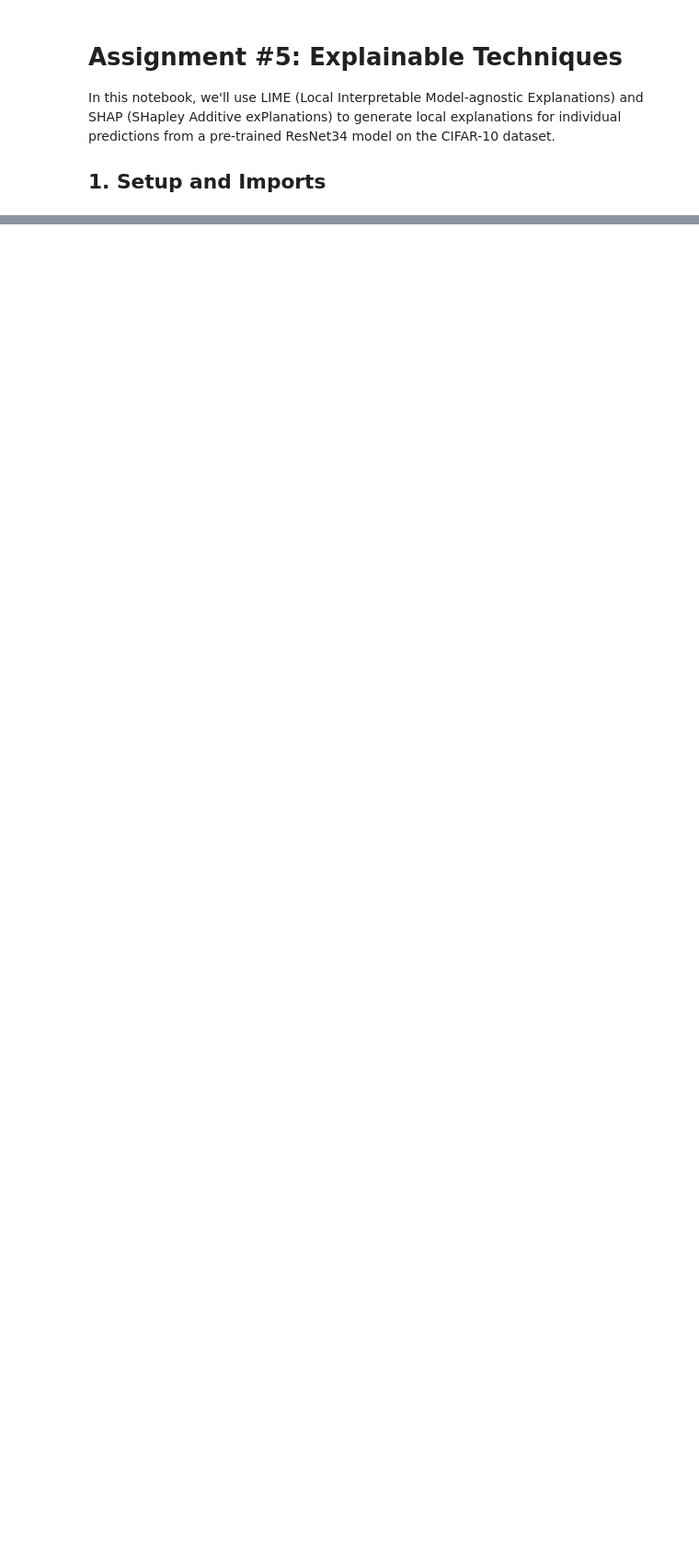
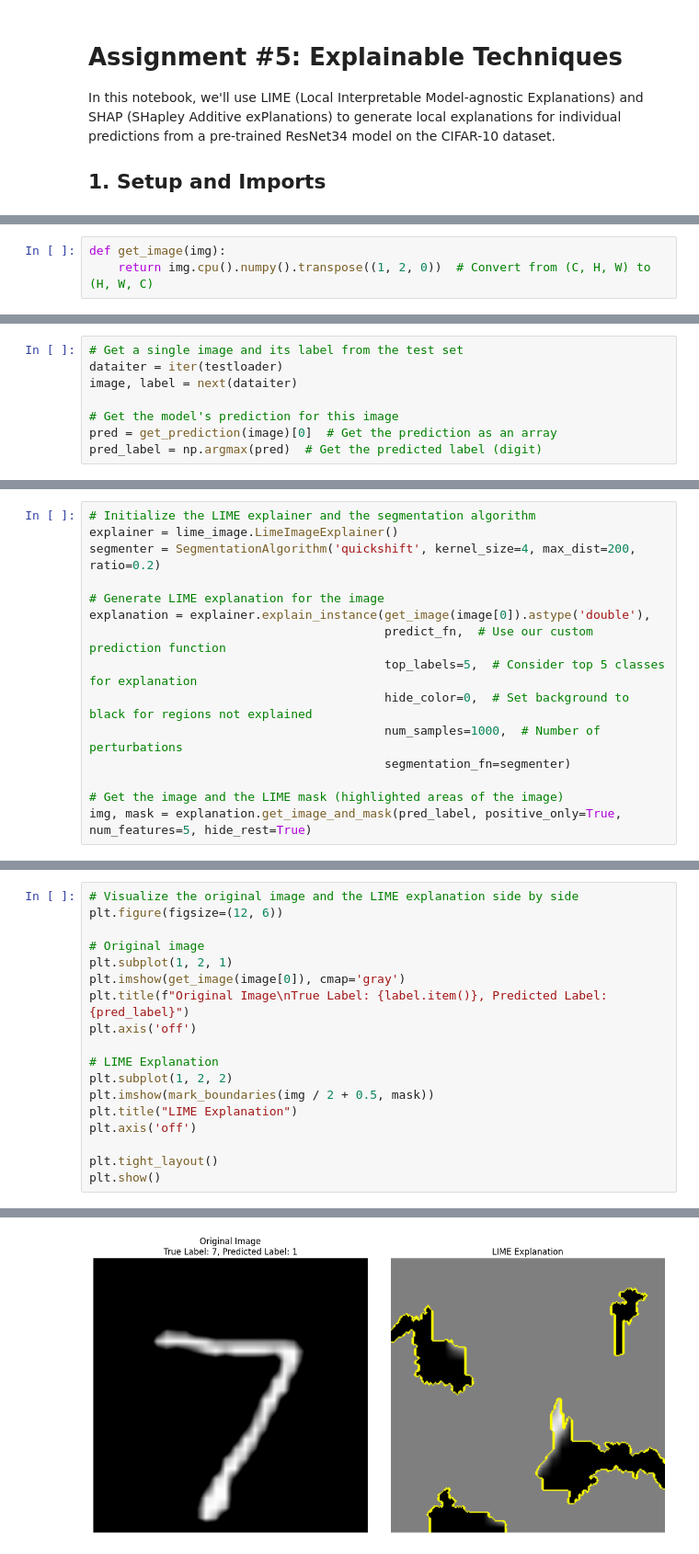
Before and after one commit to afraa-n/XAI-Explainable-Techniques, a Jupyter notebook: Explainable_Techniques.ipynb, the cells around one changed output, grey strips where cells are left out. Shown: that part at 92% size. Cells and saved outputs as stored; diff of their text form; blank space fills up the shorter version.

```diff
--- a/Explainable_Techniques.ipynb
+++ b/Explainable_Techniques.ipynb
@@ -48,0 +124,3 @@ We will use a pre-trained ResNet34 model and modify it for CIFAR-10 classificati
+# %%
+def get_image(img):
+    return img.cpu().numpy().transpose((1, 2, 0))  # Convert from (C, H, W) to (H, W, C)
@@ -48,0 +154,8 @@ We will use a pre-trained ResNet34 model and modify it for CIFAR-10 classificati
+# %%
+# Get a single image and its label from the test set
+dataiter = iter(testloader)
+image, label = next(dataiter)
+
+# Get the model's prediction for this image
+pred = get_prediction(image)[0]  # Get the prediction as an array
+pred_label = np.argmax(pred)  # Get the predicted label (digit)
@@ -48,0 +170,15 @@ We will use a pre-trained ResNet34 model and modify it for CIFAR-10 classificati
+# %%
+# Initialize the LIME explainer and the segmentation algorithm
+explainer = lime_image.LimeImageExplainer()
+segmenter = SegmentationAlgorithm('quickshift', kernel_size=4, max_dist=200, ratio=0.2)
+
+# Generate LIME explanation for the image
+explanation = explainer.explain_instance(get_image(image[0]).astype('double'),
+                                         predict_fn,  # Use our custom prediction function
+                                         top_labels=5,  # Consider top 5 classes for explanation
+                                         hide_color=0,  # Set background to black for regions not explained
+                                         num_samples=1000,  # Number of perturbations
+                                         segmentation_fn=segmenter)
+
+# Get the image and the LIME mask (highlighted areas of the image)
+img, mask = explanation.get_image_and_mask(pred_label, positive_only=True, num_features=5, hide_rest=True)
@@ -48,0 +193,19 @@ We will use a pre-trained ResNet34 model and modify it for CIFAR-10 classificati
+# %%
+# Visualize the original image and the LIME explanation side by side
+plt.figure(figsize=(12, 6))
+
+# Original image
+plt.subplot(1, 2, 1)
+plt.imshow(get_image(image[0]), cmap='gray')
+plt.title(f"Original Image\nTrue Label: {label.item()}, Predicted Label: {pred_label}")
+plt.axis('off')
+
+# LIME Explanation
+plt.subplot(1, 2, 2)
+plt.imshow(mark_boundaries(img / 2 + 0.5, mask))
+plt.title("LIME Explanation")
+plt.axis('off')
+
+plt.tight_layout()
+plt.show()
+# %% [output]
@@ -48,0 +213 @@ We will use a pre-trained ResNet34 model and modify it for CIFAR-10 classificati
+[figure, added]
```
Also changed, not shown: parts of 31 cells of this notebook.
